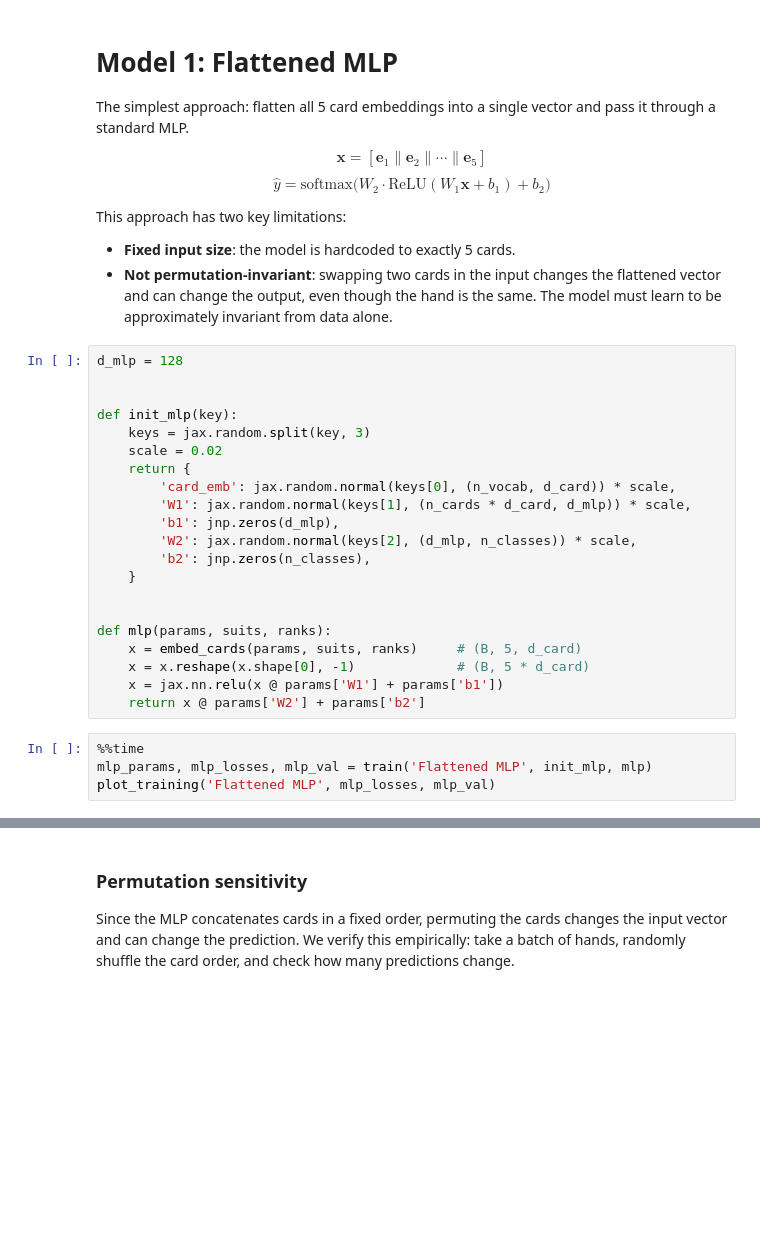
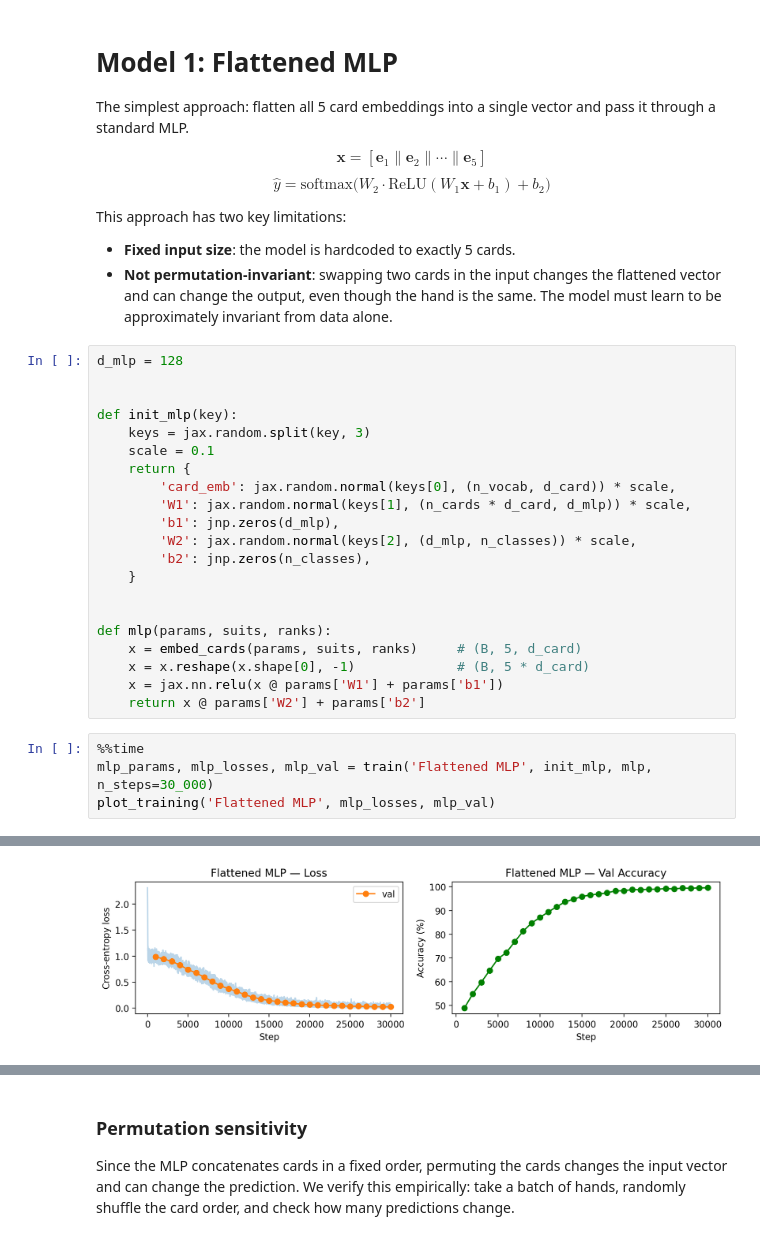
Before and after one commit to yoavram/nanochat, a Jupyter notebook: sets.ipynb, the cells around one changed output, grey strips where cells are left out. Cells and saved outputs as stored; diff of their text form; blank space fills up the shorter version.

```diff
--- a/sets.ipynb
+++ b/sets.ipynb
@@ -230,7 +230,7 @@ d_mlp = 128
 
 def init_mlp(key):
     keys = jax.random.split(key, 3)
-    scale = 0.02
+    scale = 0.1
     return {
         'card_emb': jax.random.normal(keys[0], (n_vocab, d_card)) * scale,
         'W1': jax.random.normal(keys[1], (n_cards * d_card, d_mlp)) * scale,
@@ -247,5 +247,6 @@ def mlp(params, suits, ranks):
     return x @ params['W2'] + params['b2']
 # %%
 %%time
-mlp_params, mlp_losses, mlp_val = train('Flattened MLP', init_mlp, mlp)
+mlp_params, mlp_losses, mlp_val = train('Flattened MLP', init_mlp, mlp, n_steps=30_000)
 plot_training('Flattened MLP', mlp_losses, mlp_val)
+# %% [output]
@@ -251,0 +270 @@ plot_training('Flattened MLP', mlp_losses, mlp_val)
+[figure, added]
```
Also changed, not shown: parts of 11 cells of this notebook.
